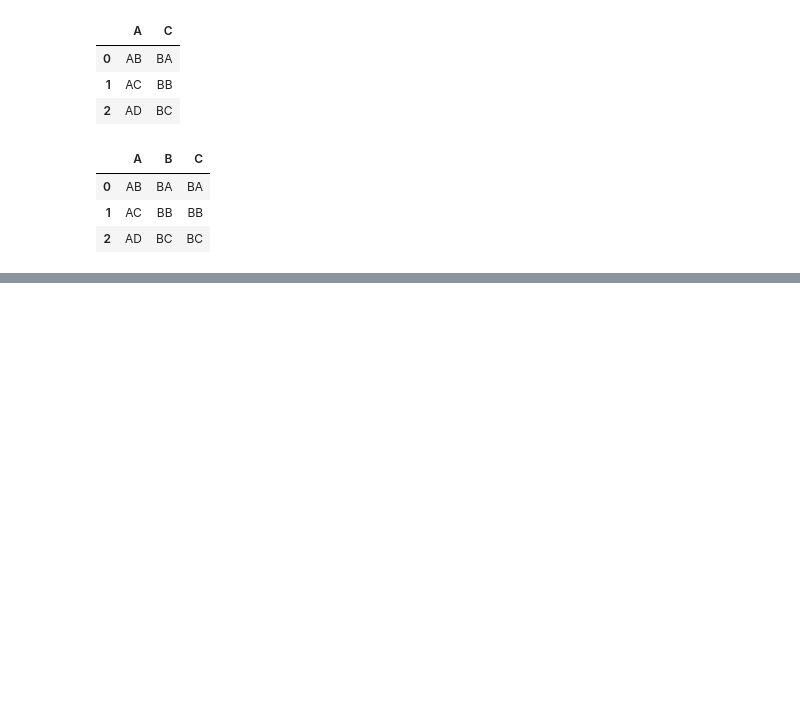
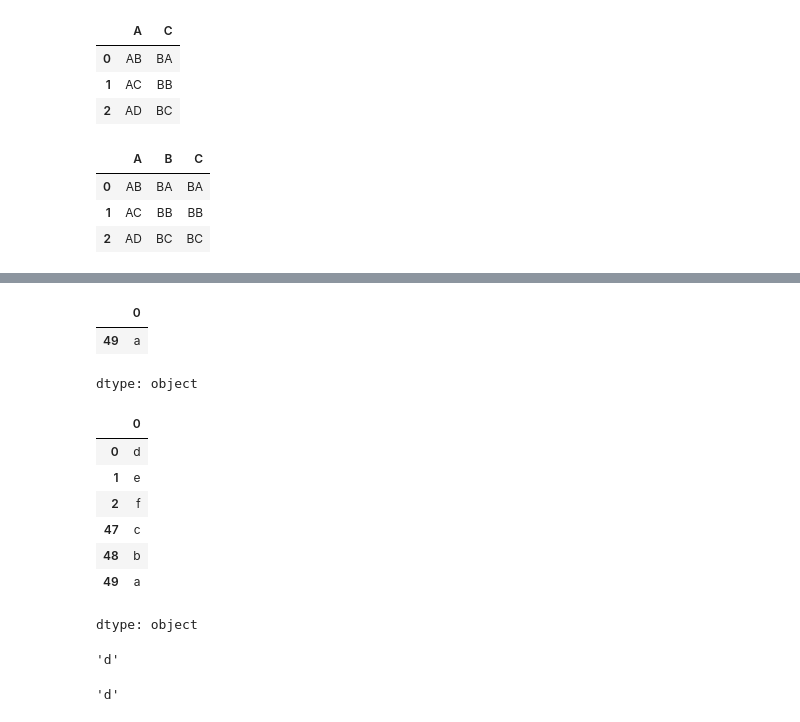
Before and after one commit to BommisettyTejaswa/Data-Analytics, a Jupyter notebook: Pandas.ipynb, the cells around one changed output, grey strips where cells are left out. Cells and saved outputs as stored; diff of their text form; code cells hidden in the pictures; blank space fills up the shorter version.

```diff
--- a/Pandas.ipynb
+++ b/Pandas.ipynb
@@ -287,0 +331,6 @@ merge_df
+# %%
+s.iloc[0:1]
+# %% [output]
+|  | 0 |
+| 49 | a |
+dtype: object
@@ -287,0 +339,21 @@ merge_df
+# %%
+s1=s.sort_index()
+# %%
+s1
+# %% [output]
+|  | 0 |
+| 0 | d |
+| 1 | e |
+| 2 | f |
+| 47 | c |
+| 48 | b |
+| 49 | a |
+dtype: object
+# %%
+s1.iloc[0]
+# %% [output]
+'d'
+# %%
+s1.loc[0]
+# %% [output]
+'d'
```
Also changed, not shown: parts of 9 cells of this notebook.
